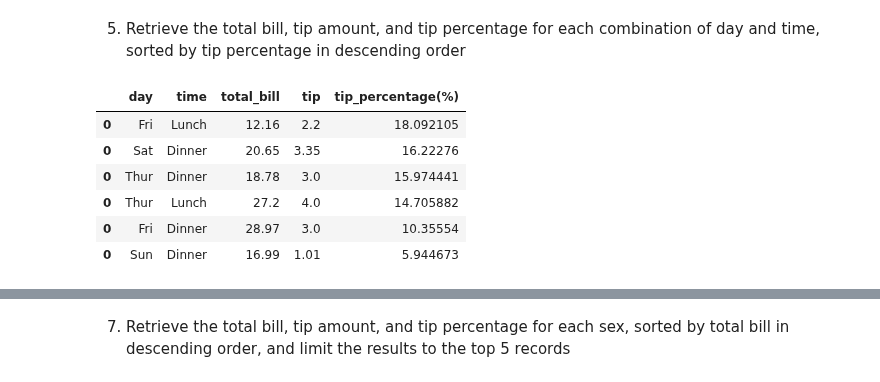
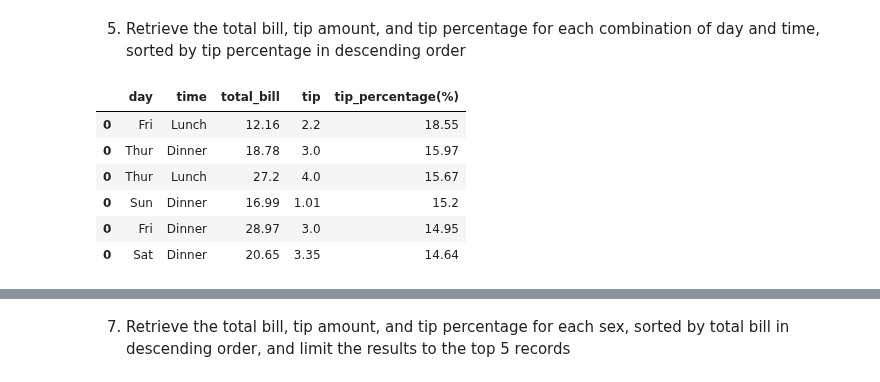
Before and after one commit to AIPI510/aipi510-fall24, a Jupyter notebook: assignment2/davis-sql-ta2.ipynb, the cells around one changed output, grey strips where cells are left out. Cells and saved outputs as stored; diff of their text form; code cells hidden in the pictures.

```diff
--- a/assignment2/davis-sql-ta2.ipynb
+++ b/assignment2/davis-sql-ta2.ipynb
@@ -2,13 +2,3 @@
 import sqlite3
 import pandas as pd
 from contextlib import closing
-# %%
-# Read CSV file
-csv_file = '/Users/owner/Desktop/data_science/ml_course/aipi510/aipi510-fall24/data/tips.csv'
-df = pd.read_csv(csv_file)
-
-# Create an SQLite connection (a new database file)
-conn = sqlite3.connect('tip')
-
-# Insert the DataFrame into an SQLite table
-df.to_sql('tip', conn, if_exists='replace', index=False)
@@ -17,3 +4,0 @@ df.to_sql('tip', conn, if_exists='replace', index=False)
-# %%
-cursor = conn.cursor()
-cursor.execute("SELECT * FROM tip LIMIT 5")
@@ -22,10 +4,0 @@ cursor.execute("SELECT * FROM tip LIMIT 5")
-# %%
-# Fetch all rows
-rows = cursor.fetchall()
-display = pd.DataFrame()
-for i,row in enumerate(rows):
-    display = pd.concat([display, pd.DataFrame(list(row)).T], axis="rows")
-display.columns = df.columns
-display["id"] = range(display.shape[0])
-display
-conn.close()
@@ -133,17 +133,17 @@ make_query(None, query, ["size", "counts"])
 5. Retrieve the total bill, tip amount, and tip percentage for each combination of day and time, sorted by tip percentage in descending order
 # %%
 query = """
-SELECT day, time, total_bill, tip, 100*tip/total_bill AS tip_percentage
+SELECT day, time, total_bill, tip, ROUND(100*SUM(tip)/SUM(total_bill),2) AS tip_percentage
 FROM tips
 GROUP BY day, time
 ORDER BY tip_percentage DESC
 """
 make_query(None, query, ["day", "time", "total_bill", "tip", "tip_percentage(%)"])
 # %% [output]
 |  | day | time | total_bill | tip | tip_percentage(%) |
-| 0 | Fri | Lunch | 12.16 | 2.2 | 18.092105 |
-| 0 | Sat | Dinner | 20.65 | 3.35 | 16.22276 |
-| 0 | Thur | Dinner | 18.78 | 3.0 | 15.974441 |
-| 0 | Thur | Lunch | 27.2 | 4.0 | 14.705882 |
-| 0 | Fri | Dinner | 28.97 | 3.0 | 10.35554 |
-| 0 | Sun | Dinner | 16.99 | 1.01 | 5.944673 |
+| 0 | Fri | Lunch | 12.16 | 2.2 | 18.55 |
+| 0 | Thur | Dinner | 18.78 | 3.0 | 15.97 |
+| 0 | Thur | Lunch | 27.2 | 4.0 | 15.67 |
+| 0 | Sun | Dinner | 16.99 | 1.01 | 15.2 |
+| 0 | Fri | Dinner | 28.97 | 3.0 | 14.95 |
+| 0 | Sat | Dinner | 20.65 | 3.35 | 14.64 |
```
Also changed, not shown: parts of 22 cells of this notebook, 1 other file.
